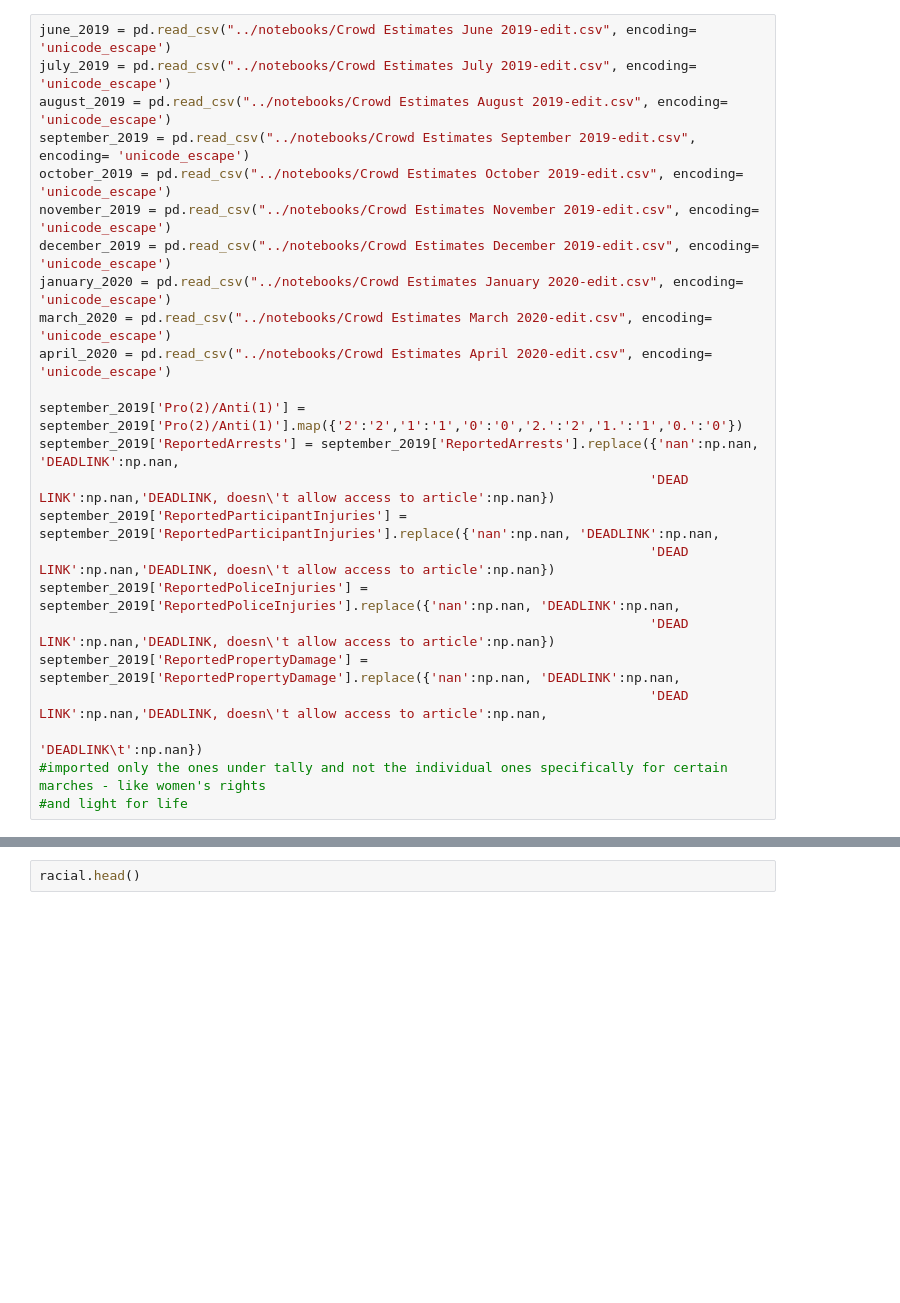
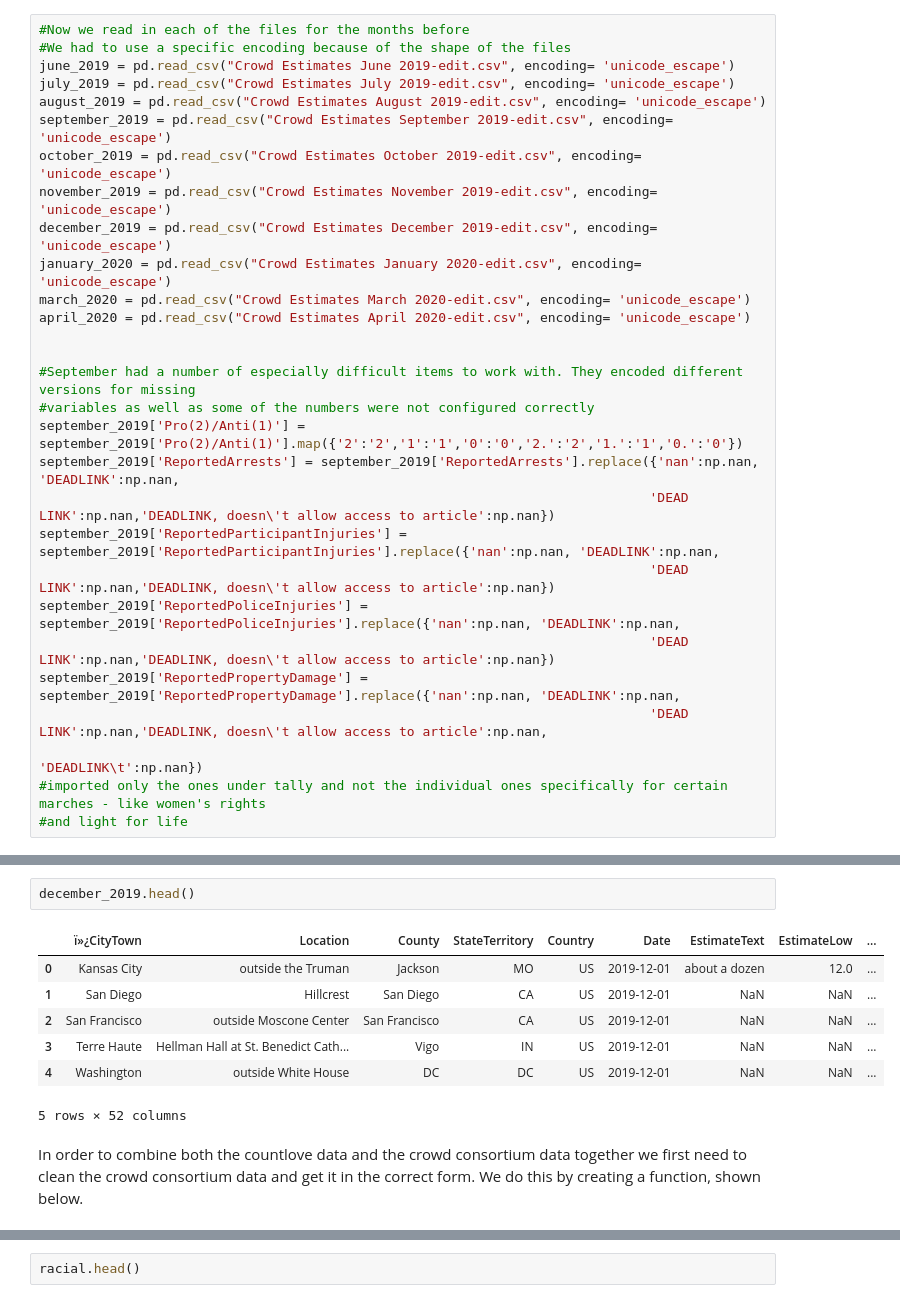
Before and after one commit to lindsayhardy17/capstone, a Jupyter notebook: Playing around with racial data.ipynb, the cells around one changed output, grey strips where cells are left out. Drawn from its saved outputs; the diff is of its cells as text; blank space fills up the shorter version.

Commit message:
commented notebook

```diff
--- a/Playing around with racial data.ipynb
+++ b/Playing around with racial data.ipynb
@@ -7,15 +37,20 @@ racial = pd.read_csv("../notebooks/racialdata.csv", encoding= 'unicode_escape')
 # %%
-june_2019 = pd.read_csv("../notebooks/Crowd Estimates June 2019-edit.csv", encoding= 'unicode_escape')
-july_2019 = pd.read_csv("../notebooks/Crowd Estimates July 2019-edit.csv", encoding= 'unicode_escape')
-august_2019 = pd.read_csv("../notebooks/Crowd Estimates August 2019-edit.csv", encoding= 'unicode_escape')
-september_2019 = pd.read_csv("../notebooks/Crowd Estimates September 2019-edit.csv", encoding= 'unicode_escape')
-october_2019 = pd.read_csv("../notebooks/Crowd Estimates October 2019-edit.csv", encoding= 'unicode_escape')
-november_2019 = pd.read_csv("../notebooks/Crowd Estimates November 2019-edit.csv", encoding= 'unicode_escape')
-december_2019 = pd.read_csv("../notebooks/Crowd Estimates December 2019-edit.csv", encoding= 'unicode_escape')
-january_2020 = pd.read_csv("../notebooks/Crowd Estimates January 2020-edit.csv", encoding= 'unicode_escape')
-march_2020 = pd.read_csv("../notebooks/Crowd Estimates March 2020-edit.csv", encoding= 'unicode_escape')
-april_2020 = pd.read_csv("../notebooks/Crowd Estimates April 2020-edit.csv", encoding= 'unicode_escape')
+#Now we read in each of the files for the months before
+#We had to use a specific encoding because of the shape of the files
+june_2019 = pd.read_csv("Crowd Estimates June 2019-edit.csv", encoding= 'unicode_escape')
+july_2019 = pd.read_csv("Crowd Estimates July 2019-edit.csv", encoding= 'unicode_escape')
+august_2019 = pd.read_csv("Crowd Estimates August 2019-edit.csv", encoding= 'unicode_escape')
+september_2019 = pd.read_csv("Crowd Estimates September 2019-edit.csv", encoding= 'unicode_escape')
+october_2019 = pd.read_csv("Crowd Estimates October 2019-edit.csv", encoding= 'unicode_escape')
+november_2019 = pd.read_csv("Crowd Estimates November 2019-edit.csv", encoding= 'unicode_escape')
+december_2019 = pd.read_csv("Crowd Estimates December 2019-edit.csv", encoding= 'unicode_escape')
+january_2020 = pd.read_csv("Crowd Estimates January 2020-edit.csv", encoding= 'unicode_escape')
+march_2020 = pd.read_csv("Crowd Estimates March 2020-edit.csv", encoding= 'unicode_escape')
+april_2020 = pd.read_csv("Crowd Estimates April 2020-edit.csv", encoding= 'unicode_escape')
 
+
+#September had a number of especially difficult items to work with. They encoded different versions for missing
+#variables as well as some of the numbers were not configured correctly
 september_2019['Pro(2)/Anti(1)'] = september_2019['Pro(2)/Anti(1)'].map({'2':'2','1':'1','0':'0','2.':'2','1.':'1','0.':'0'})
 september_2019['ReportedArrests'] = september_2019['ReportedArrests'].replace({'nan':np.nan, 'DEADLINK':np.nan,
                                                                               'DEAD LINK':np.nan,'DEADLINK, doesn\'t allow access to article':np.nan})
@@ -69,0 +66,12 @@ def add_city(x):
+# %%
+december_2019.head()
+# %% [output]
+|  | ï»¿CityTown | Location | County | StateTerritory | Country | Date | EstimateText | EstimateLow | ... |
+| 0 | Kansas City | outside the Truman | Jackson | MO | US | 2019-12-01 | about a dozen | 12.0 | ... |
+| 1 | San Diego | Hillcrest | San Diego | CA | US | 2019-12-01 | NaN | NaN | ... |
+| 2 | San Francisco | outside Moscone Center | San Francisco | CA | US | 2019-12-01 | NaN | NaN | ... |
+| 3 | Terre Haute | Hellman Hall at St. Benedict Cath... | Vigo | IN | US | 2019-12-01 | NaN | NaN | ... |
+| 4 | Washington | outside White House | DC | DC | US | 2019-12-01 | NaN | NaN | ... |
+5 rows × 52 columns
+# %% [markdown]
+In order to combine both the countlove data and the crowd consortium data together we first need to clean the crowd consortium data and get it in the correct form. We do this by creating a function, shown below.
```
Also changed, not shown: parts of 30 cells of this notebook.
